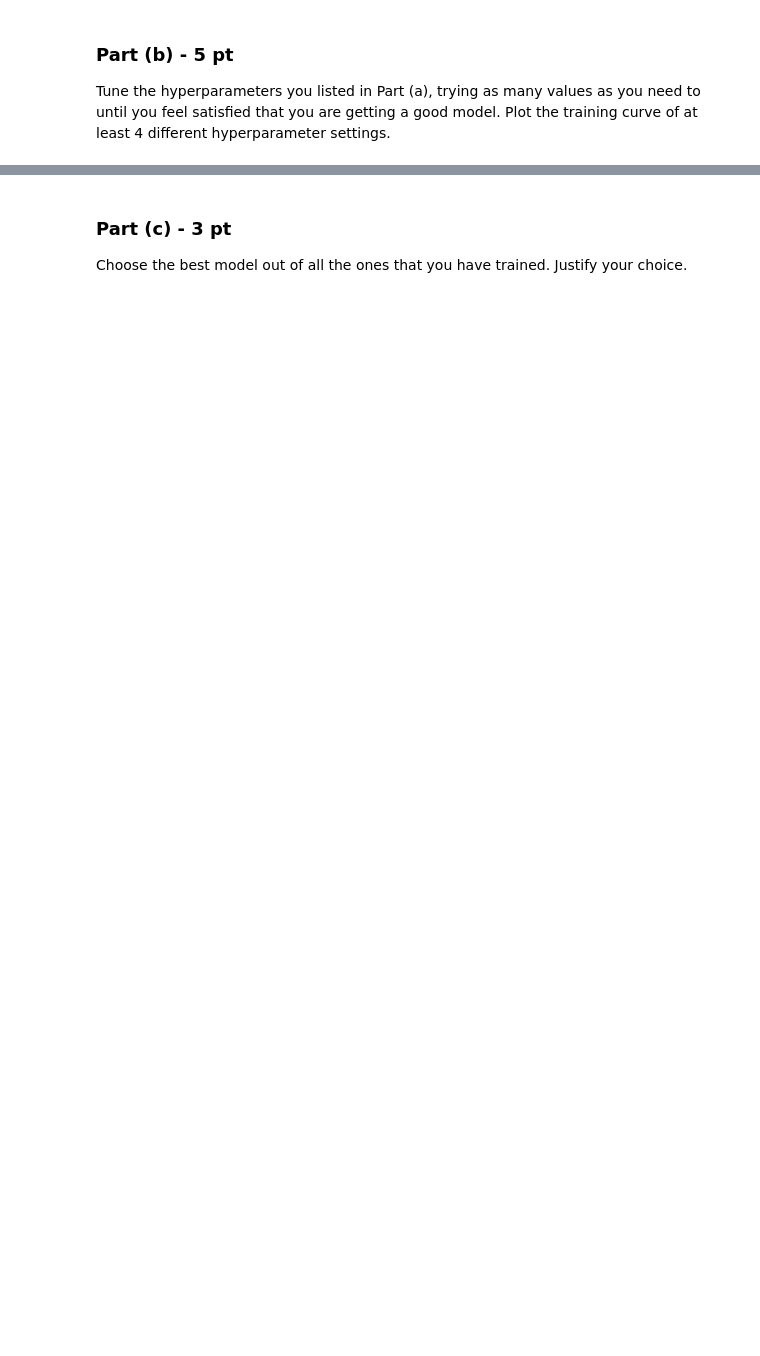
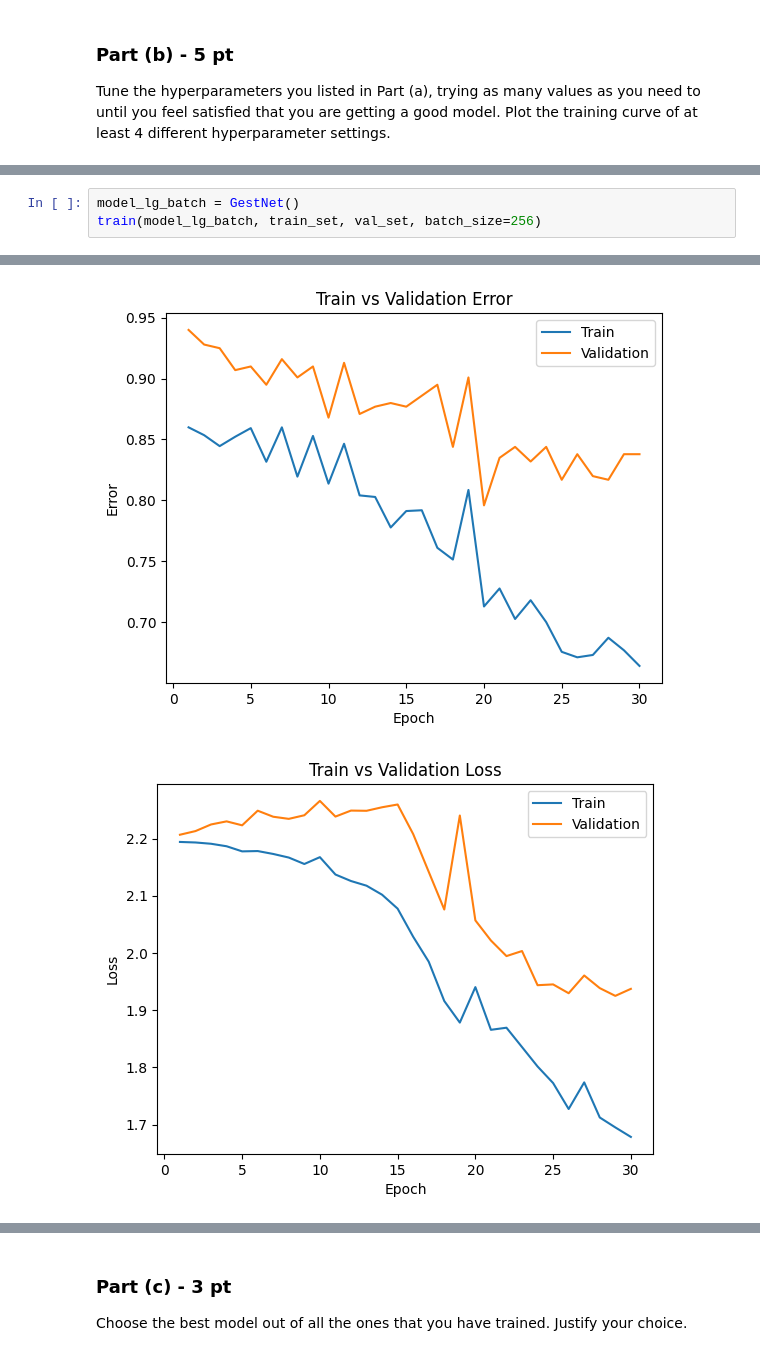
Before and after one commit to WilliamJWen/APS360, a Jupyter notebook: lab/Lab3_Gesture_Recognition.ipynb, the cells around one changed output, grey strips where cells are left out. Saved outputs shown, nothing was run; the diff lists cells and outputs as text; blank space fills up the shorter version.

```diff
--- a/lab/Lab3_Gesture_Recognition.ipynb
+++ b/lab/Lab3_Gesture_Recognition.ipynb
@@ -519,0 +564,4 @@ that you are getting a good model. Plot the training curve of at least 4 differe
+# %%
+model_lg_batch = GestNet()
+train(model_lg_batch, train_set, val_set, batch_size=256)
+# %% [output]
@@ -519,0 +585,2 @@ that you are getting a good model. Plot the training curve of at least 4 differe
+[figure, added]
+[figure, added]
```
Also changed, not shown: parts of 22 cells of this notebook.
